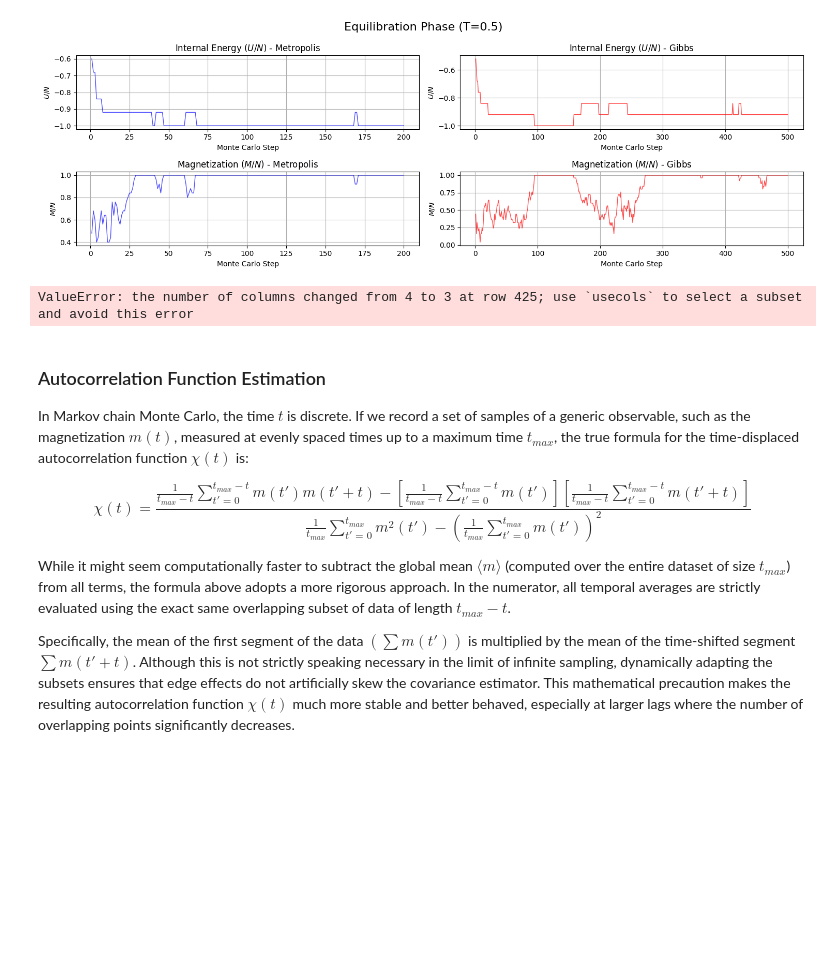
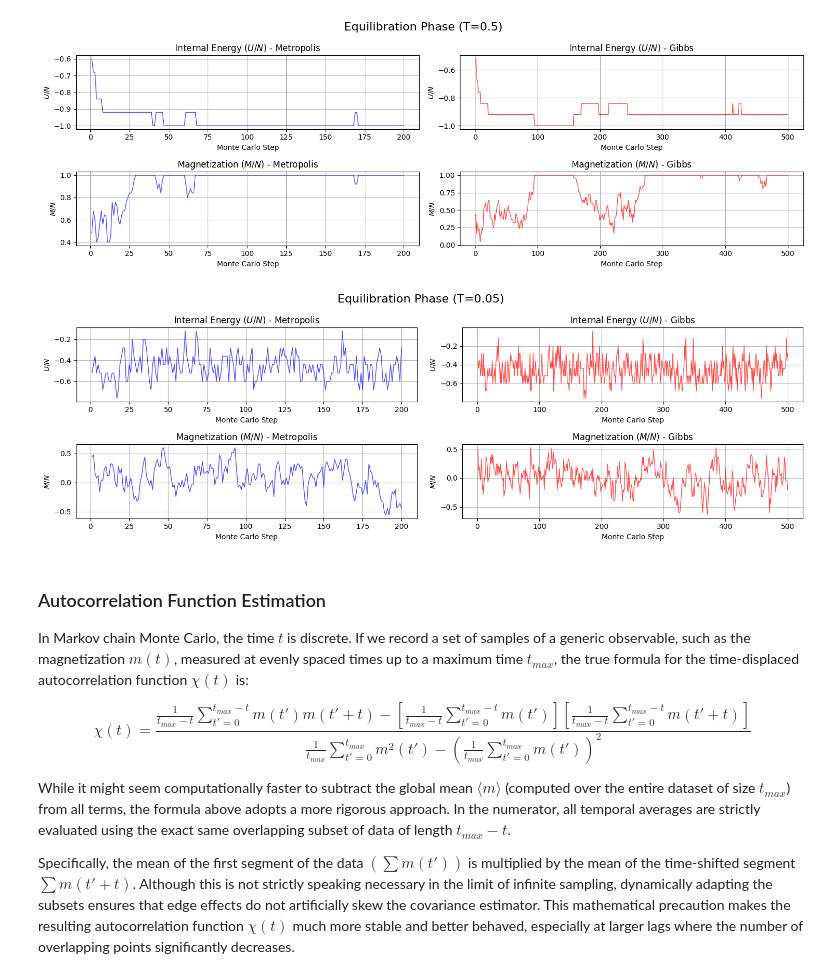
Before and after one commit to giuliagogna/NumericalSimulationLaboratory, a Jupyter notebook: Lab06/analysis6.ipynb, the cells around one changed output. Saved outputs shown, nothing was run; the diff lists cells and outputs as text; code cells hidden in the pictures; blank space fills up the shorter version.

```diff
--- a/Lab06/analysis6.ipynb
+++ b/Lab06/analysis6.ipynb
@@ -171,10 +171,10 @@ plt.show()
 # ============================================================
 
 # Load
-step , energy_M, _, _ = np.loadtxt(out_dir_eq_M + "total_energy_2_00.dat", unpack=True)
-step, magnetization_M, _, _ = np.loadtxt(out_dir_eq_M + "magnetization_2_00.dat", unpack=True)
-step, energy_G, _, _ = np.loadtxt(out_dir_eq_G + "total_energy_2_00.dat", unpack=True)
-step, magnetization_G, _, _ = np.loadtxt(out_dir_eq_G + "magnetization_2_00.dat", unpack=True)
+step , energy_M, _, _ = load_file(out_dir_eq_M + "total_energy_2_00.dat").T
+step, magnetization_M, _, _ = load_file(out_dir_eq_M + "magnetization_2_00.dat").T
+step, energy_G, _, _ = load_file(out_dir_eq_G + "total_energy_2_00.dat").T
+step, magnetization_G, _, _ = load_file(out_dir_eq_G + "magnetization_2_00.dat").T
 
 # Plot
 fig, ((ax1, ax2), (ax3, ax4)) = plt.subplots(2, 2, figsize=(15, 5))
@@ -182,34 +182,34 @@ fig.suptitle('Equilibration Phase (T=0.05)', fontsize=16)
 
 # == Internal energy
 ax1.plot(step[:200], energy_M[:200], color='blue', alpha=0.7, linewidth=1)
 ax1.set_title('Internal Energy ($U/N$) - Metropolis')
 ax1.set_xlabel('Monte Carlo Step')
 ax1.set_ylabel('$U/N$')
 ax1.grid(True)
 
 ax2.plot(step[:500], energy_G[:500], color='red', alpha=0.7, linewidth=1)
 ax2.set_title('Internal Energy ($U/N$) - Gibbs')
 ax2.set_xlabel('Monte Carlo Step')
 ax2.set_ylabel('$U/N$')
 ax2.grid(True)
 
 # == Magnetization
 ax3.plot(step[:200], magnetization_M[:200], color='blue', alpha=0.7, linewidth=1)
 ax3.set_title('Magnetization ($M/N$) - Metropolis')
 ax3.set_xlabel('Monte Carlo Step')
 ax3.set_ylabel('$M/N$')
 ax3.grid(True)
 
 ax4.plot(step[:500], magnetization_G[:500], color='red', alpha=0.7, linewidth=1)
 ax4.set_title('Magnetization ($M/N$) - Gibbs')
 ax4.set_xlabel('Monte Carlo Step')
 ax4.set_ylabel('$M/N$')
 ax4.grid(True)
 
 plt.tight_layout()
 plt.show()
 # %% [output]
-ValueError: the number of columns changed from 4 to 3 at row 425; use `usecols` to select a subset and avoid this error
+[figure, added]
 # %% [markdown]
 ### Autocorrelation Function Estimation
 
```
Also changed, not shown: parts of 2 cells of this notebook, 1 other file.
